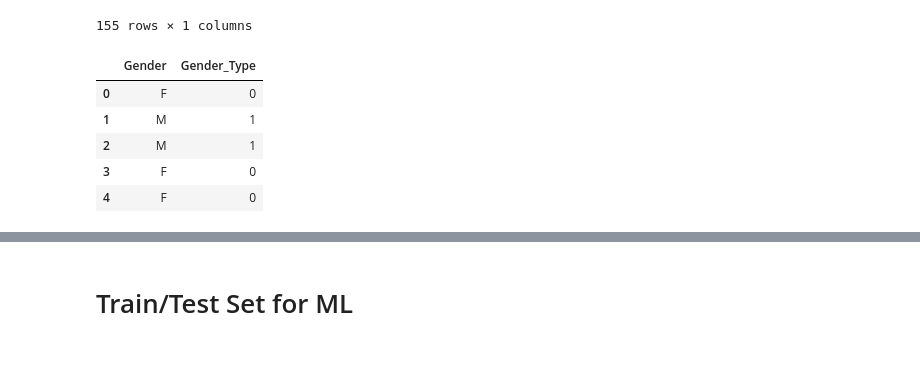
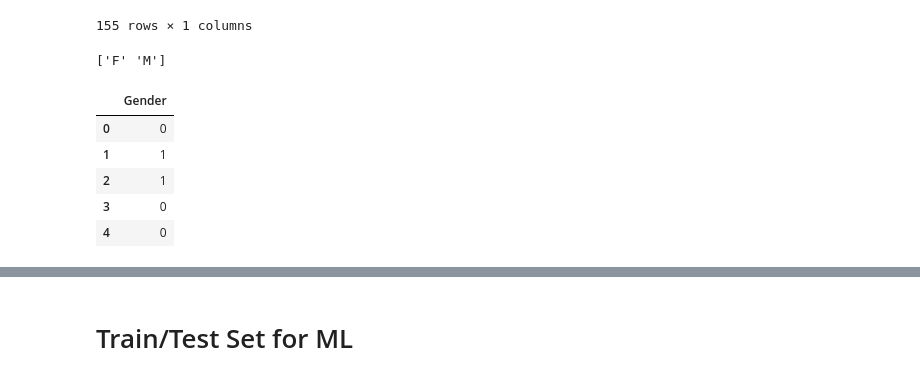
Before and after one commit to brainhack-school2020/tjays7_fmri, a Jupyter notebook: gender_fmri.ipynb, the cells around one changed output, grey strips where cells are left out. Cells and saved outputs as stored; diff of their text form; code cells hidden in the pictures.

```diff
--- a/gender_fmri.ipynb
+++ b/gender_fmri.ipynb
@@ -230,7 +229,7 @@ Text(0,0.5,'subject')
 # %%
 # Convert pheno to pandas DataFrame
 
-pheno = pandas.DataFrame(pheno)
+pheno = pd.DataFrame(pheno)
 pheno.head()
 # %% [output]
 |  | participant_id | Age | AgeGroup | Child_Adult | Gender | Handedness |
@@ -261,15 +260,16 @@ df_labels
 # %%
 # Convert Categorical Variable "Gender" to numeric
 
 le = preprocessing.LabelEncoder()
-le.fit(df_labels.values.ravel())
-le.classes_
-df_labels["Gender_Type"] = pd.DataFrame(data=le.transform(df_labels.values.ravel()),columns=['Gender'])
+le.fit(df_labels.values)
+print(le.classes_)
+df_labels = pd.DataFrame(data=le.transform(df_labels.values),columns=['Gender'])
 df_labels.head()
 # %% [output]
+['F' 'M']
-|  | Gender | Gender_Type |
-| 0 | F | 0 |
-| 1 | M | 1 |
-| 2 | M | 1 |
-| 3 | F | 0 |
-| 4 | F | 0 |
+|  | Gender |
+| 0 | 0 |
+| 1 | 1 |
+| 2 | 1 |
+| 3 | 0 |
+| 4 | 0 |
```
Also changed, not shown: parts of 18 cells of this notebook.
